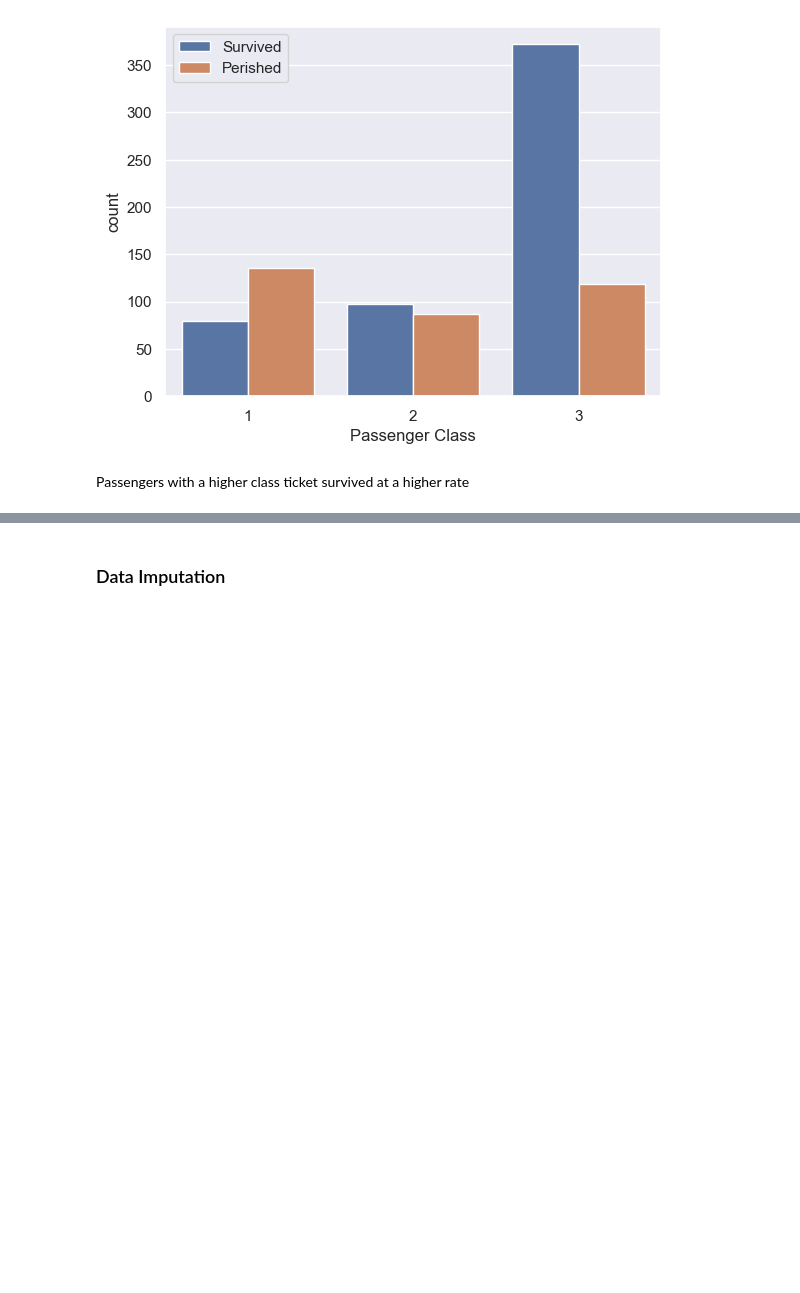
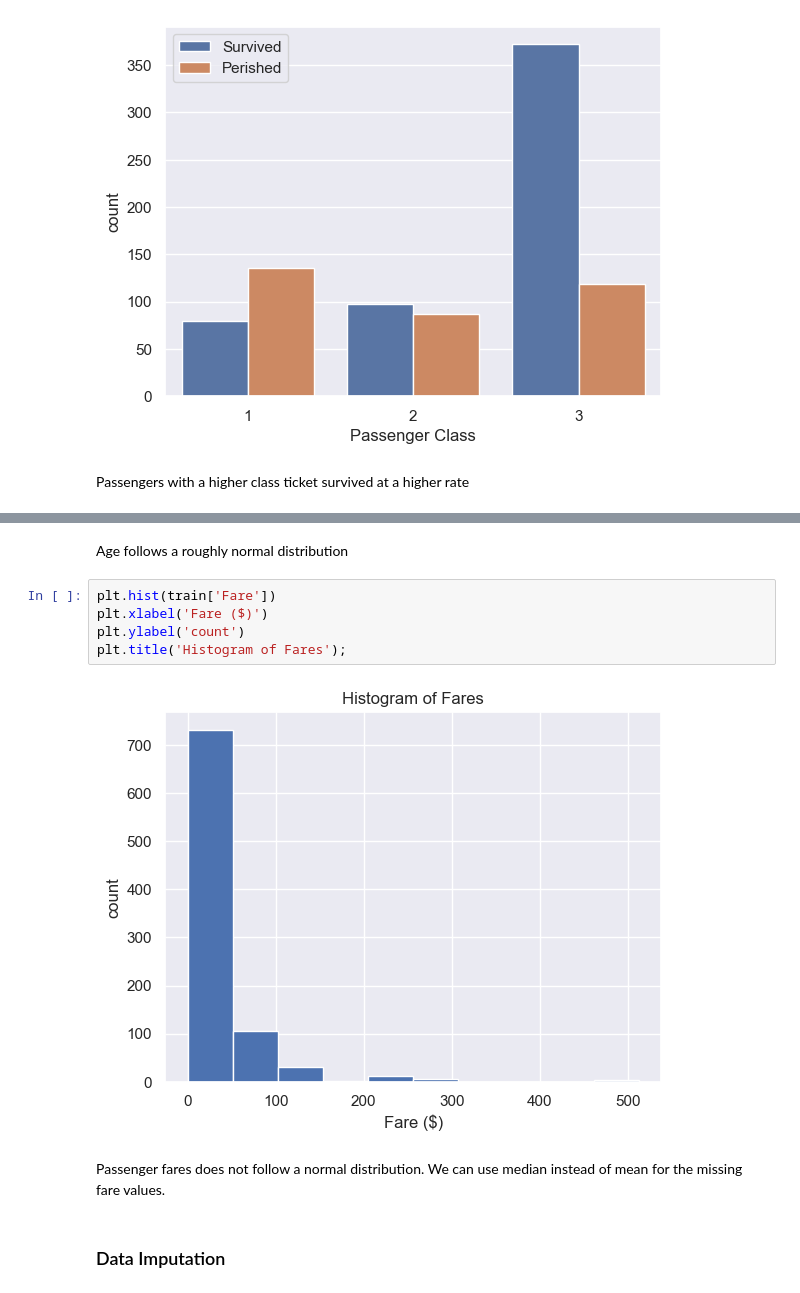
Before and after one commit to jcharlpretorius/Titanic-Kaggle-Machine-Learning, a Jupyter notebook: titanic-solution.ipynb, the cells around one changed output, grey strips where cells are left out. Saved outputs shown, nothing was run; the diff lists cells and outputs as text; blank space fills up the shorter version.

```diff
--- a/titanic-solution.ipynb
+++ b/titanic-solution.ipynb
@@ -269,3 +276,14 @@ Passengers with a higher class ticket survived at a higher rate
+# %% [markdown]
+Age follows a roughly normal distribution
+# %%
+plt.hist(train['Fare'])
+plt.xlabel('Fare ($)')
+plt.ylabel('count')
+plt.title('Histogram of Fares');
+# %% [output]
+[figure, added]
+# %% [markdown]
+Passenger fares does not follow a normal distribution. We can use median instead of mean for the missing fare values.
 # %% [markdown]
 ### Data Imputation
 # %%
```
Also changed, not shown: parts of 62 cells of this notebook.
